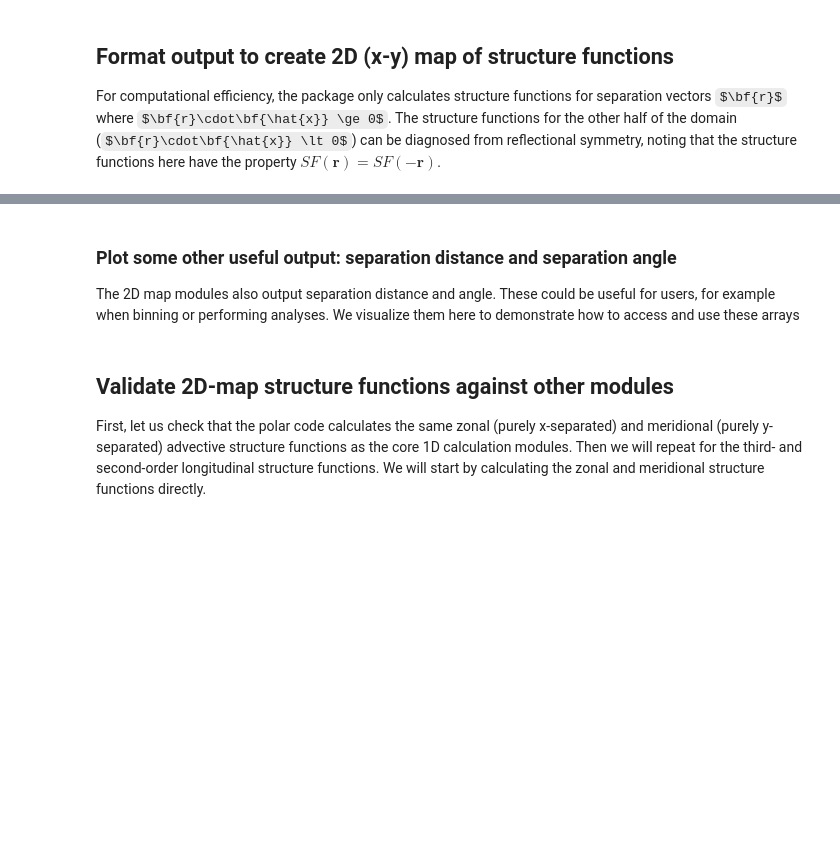
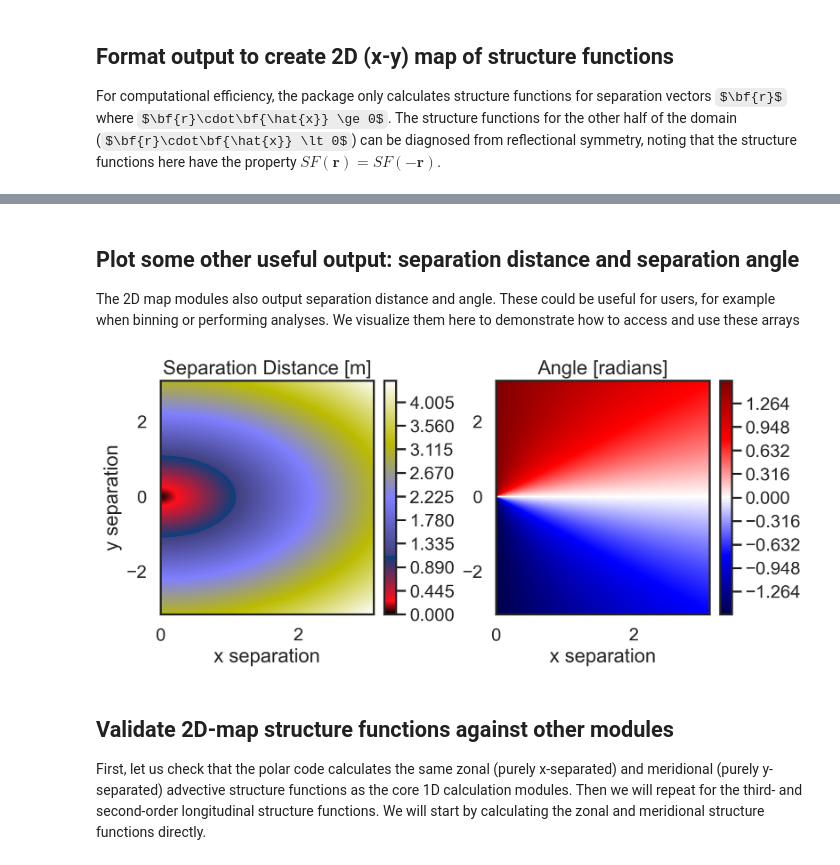
Before and after one commit to cassidymwagner/fluidsf, a Jupyter notebook: docs/source/maps_2d_ex.ipynb, the cells around one changed output, grey strips where cells are left out. Drawn from its saved outputs; the diff is of its cells as text; code cells hidden in the pictures; some formulas as TeX source; blank space fills up the shorter version.

```diff
--- a/docs/source/maps_2d_ex.ipynb
+++ b/docs/source/maps_2d_ex.ipynb
@@ -120,31 +142,39 @@ axs[2].axvline(0, color='black', linestyle='--')
 # %% [markdown]
-### Plot some other useful output: separation distance and separation angle
+## Plot some other useful output: separation distance and separation angle
 The 2D map modules also output separation distance and angle. These could be useful for users, for example when binning or performing analyses. We visualize them here
 to demonstrate how to access and use these arrays
 # %%
-fig, axs = plt.subplots(1,2, figsize=(9,4), layout='constrained')
+fig, axs = plt.subplots(1, 2, figsize=(9, 4), layout="constrained")
 
-distances = axs[0].contourf(sf_2D_maps['x_separations'],
-            sf_2D_maps['y_separations'],
-            sf_2D_maps['separation_distances'],
-            1000, cmap=plt.cm.gist_stern)
+distances = axs[0].contourf(
+    sf_2D_maps["x_separations"],
+    sf_2D_maps["y_separations"],
+    sf_2D_maps["separation_distances"],
+    1000,
+    cmap=plt.cm.gist_stern,
+)
 
-axs[0].set_title('Separation Distance [m]')
-axs[0].set_xlabel('x separation')
-axs[0].set_ylabel('y separation')
+axs[0].set_title("Separation Distance [m]")
+axs[0].set_xlabel("x separation")
+axs[0].set_ylabel("y separation")
 
 # Make a colorbar for the ContourSet returned by the contourf call.
 cbar = fig.colorbar(distances, ax=axs[0])
 
-angles = axs[1].contourf(sf_2D_maps['x_separations'],
-            sf_2D_maps['y_separations'],
-            sf_2D_maps['separation_angles'],
-            1000, cmap=plt.cm.seismic)
+angles = axs[1].contourf(
+    sf_2D_maps["x_separations"],
+    sf_2D_maps["y_separations"],
+    sf_2D_maps["separation_angles"],
+    1000,
+    cmap=plt.cm.seismic,
+)
 
-axs[1].set_title('Angle [radians]')
-axs[1].set_xlabel('x separation')
+axs[1].set_title("Angle [radians]")
+axs[1].set_xlabel("x separation")
 
 # Make a colorbar for the ContourSet returned by the contourf call.
-cbar = fig.colorbar(angles, ax=axs[1])
+cbar = fig.colorbar(angles, ax=axs[1]);
+# %% [output]
+[figure, added]
 # %% [markdown]
 ## Validate 2D-map structure functions against other modules
```
Also changed, not shown: parts of 10 cells of this notebook, 1 other file.
